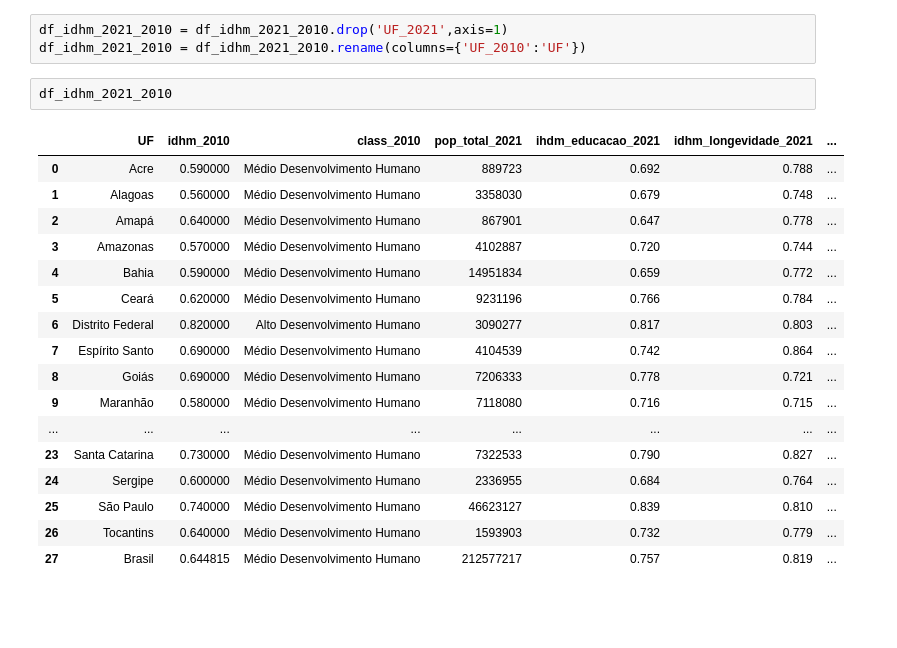
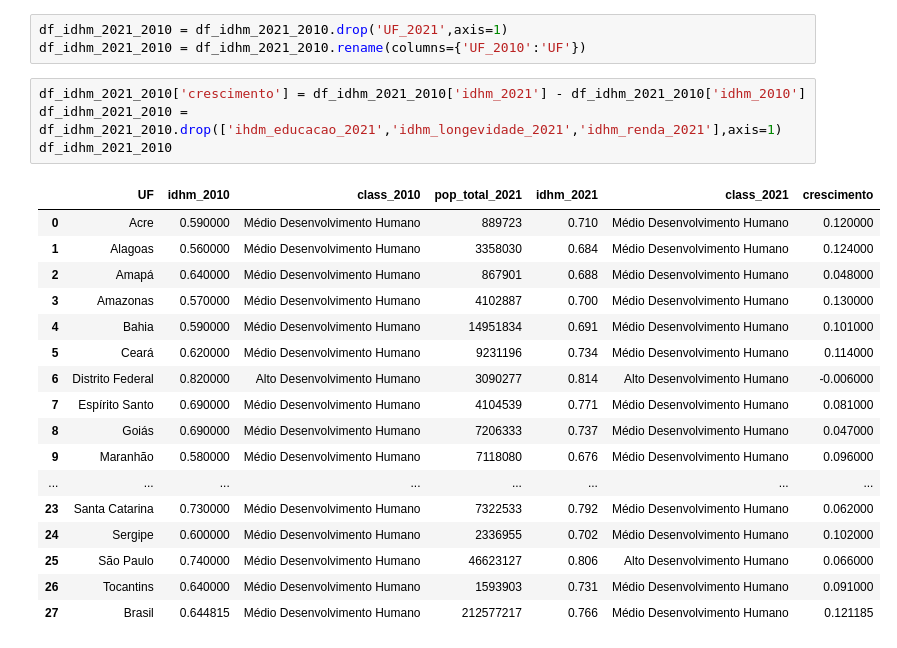
Before and after one commit to victoria-menezes/fiap-data-analytics, a Jupyter notebook: LIVES/live1.ipynb, the cells around one changed output. Saved outputs shown, nothing was run; the diff lists cells and outputs as text; blank space fills up the shorter version.

```diff
--- a/LIVES/live1.ipynb
+++ b/LIVES/live1.ipynb
@@ -588,23 +588,25 @@ df_idhm_2021_2010
 # %%
 df_idhm_2021_2010 = df_idhm_2021_2010.drop('UF_2021',axis=1)
 df_idhm_2021_2010 = df_idhm_2021_2010.rename(columns={'UF_2010':'UF'})
-# %%
-df_idhm_2021_2010
-# %% [output]
-|  | UF | idhm_2010 | class_2010 | pop_total_2021 | ihdm_educacao_2021 | idhm_longevidade_2021 | ... |
-| 0 | Acre | 0.590000 | Médio Desenvolvimento Humano | 889723 | 0.692 | 0.788 | ... |
-| 1 | Alagoas | 0.560000 | Médio Desenvolvimento Humano | 3358030 | 0.679 | 0.748 | ... |
-| 2 | Amapá | 0.640000 | Médio Desenvolvimento Humano | 867901 | 0.647 | 0.778 | ... |
-| 3 | Amazonas | 0.570000 | Médio Desenvolvimento Humano | 4102887 | 0.720 | 0.744 | ... |
-| 4 | Bahia | 0.590000 | Médio Desenvolvimento Humano | 14951834 | 0.659 | 0.772 | ... |
-| 5 | Ceará | 0.620000 | Médio Desenvolvimento Humano | 9231196 | 0.766 | 0.784 | ... |
-| 6 | Distrito Federal | 0.820000 | Alto Desenvolvimento Humano | 3090277 | 0.817 | 0.803 | ... |
-| 7 | Espírito Santo | 0.690000 | Médio Desenvolvimento Humano | 4104539 | 0.742 | 0.864 | ... |
-| 8 | Goiás | 0.690000 | Médio Desenvolvimento Humano | 7206333 | 0.778 | 0.721 | ... |
-| 9 | Maranhão | 0.580000 | Médio Desenvolvimento Humano | 7118080 | 0.716 | 0.715 | ... |
-| ... | ... | ... | ... | ... | ... | ... | ... |
-| 23 | Santa Catarina | 0.730000 | Médio Desenvolvimento Humano | 7322533 | 0.790 | 0.827 | ... |
-| 24 | Sergipe | 0.600000 | Médio Desenvolvimento Humano | 2336955 | 0.684 | 0.764 | ... |
-| 25 | São Paulo | 0.740000 | Médio Desenvolvimento Humano | 46623127 | 0.839 | 0.810 | ... |
-| 26 | Tocantins | 0.640000 | Médio Desenvolvimento Humano | 1593903 | 0.732 | 0.779 | ... |
-| 27 | Brasil | 0.644815 | Médio Desenvolvimento Humano | 212577217 | 0.757 | 0.819 | ... |
+# %%
+df_idhm_2021_2010['crescimento'] = df_idhm_2021_2010['idhm_2021'] - df_idhm_2021_2010['idhm_2010']
+df_idhm_2021_2010 = df_idhm_2021_2010.drop(['ihdm_educacao_2021','idhm_longevidade_2021','idhm_renda_2021'],axis=1)
+df_idhm_2021_2010
+# %% [output]
+|  | UF | idhm_2010 | class_2010 | pop_total_2021 | idhm_2021 | class_2021 | crescimento |
+| 0 | Acre | 0.590000 | Médio Desenvolvimento Humano | 889723 | 0.710 | Médio Desenvolvimento Humano | 0.120000 |
+| 1 | Alagoas | 0.560000 | Médio Desenvolvimento Humano | 3358030 | 0.684 | Médio Desenvolvimento Humano | 0.124000 |
+| 2 | Amapá | 0.640000 | Médio Desenvolvimento Humano | 867901 | 0.688 | Médio Desenvolvimento Humano | 0.048000 |
+| 3 | Amazonas | 0.570000 | Médio Desenvolvimento Humano | 4102887 | 0.700 | Médio Desenvolvimento Humano | 0.130000 |
+| 4 | Bahia | 0.590000 | Médio Desenvolvimento Humano | 14951834 | 0.691 | Médio Desenvolvimento Humano | 0.101000 |
+| 5 | Ceará | 0.620000 | Médio Desenvolvimento Humano | 9231196 | 0.734 | Médio Desenvolvimento Humano | 0.114000 |
+| 6 | Distrito Federal | 0.820000 | Alto Desenvolvimento Humano | 3090277 | 0.814 | Alto Desenvolvimento Humano | -0.006000 |
+| 7 | Espírito Santo | 0.690000 | Médio Desenvolvimento Humano | 4104539 | 0.771 | Médio Desenvolvimento Humano | 0.081000 |
+| 8 | Goiás | 0.690000 | Médio Desenvolvimento Humano | 7206333 | 0.737 | Médio Desenvolvimento Humano | 0.047000 |
+| 9 | Maranhão | 0.580000 | Médio Desenvolvimento Humano | 7118080 | 0.676 | Médio Desenvolvimento Humano | 0.096000 |
+| ... | ... | ... | ... | ... | ... | ... | ... |
+| 23 | Santa Catarina | 0.730000 | Médio Desenvolvimento Humano | 7322533 | 0.792 | Médio Desenvolvimento Humano | 0.062000 |
+| 24 | Sergipe | 0.600000 | Médio Desenvolvimento Humano | 2336955 | 0.702 | Médio Desenvolvimento Humano | 0.102000 |
+| 25 | São Paulo | 0.740000 | Médio Desenvolvimento Humano | 46623127 | 0.806 | Alto Desenvolvimento Humano | 0.066000 |
+| 26 | Tocantins | 0.640000 | Médio Desenvolvimento Humano | 1593903 | 0.731 | Médio Desenvolvimento Humano | 0.091000 |
+| 27 | Brasil | 0.644815 | Médio Desenvolvimento Humano | 212577217 | 0.766 | Médio Desenvolvimento Humano | 0.121185 |
```
